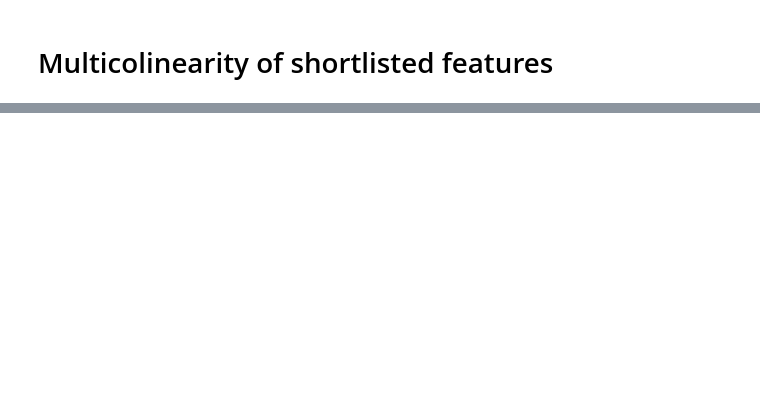
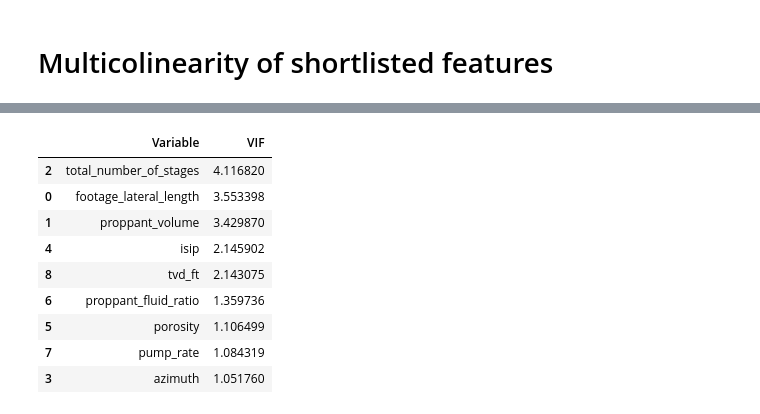
Before and after one commit to samuelcastan/predicting-gas-production, a Jupyter notebook: notebooks/eda.ipynb, the cells around one changed output, grey strips where cells are left out. Saved outputs shown, nothing was run; the diff lists cells and outputs as text; code cells hidden in the pictures; blank space fills up the shorter version.

```diff
--- a/notebooks/eda.ipynb
+++ b/notebooks/eda.ipynb
@@ -216,0 +255,14 @@ MissingDataError: exog contains inf or nans
+# %%
+features = ["footage_lateral_length", "proppant_volume", "total_number_of_stages", "azimuth", "isip", "porosity", "proppant_fluid_ratio", "pump_rate", "tvd_ft"]
+compute_vif(features).sort_values('VIF', ascending=False)
+# %% [output]
+|  | Variable | VIF |
+| 2 | total_number_of_stages | 4.116820 |
+| 0 | footage_lateral_length | 3.553398 |
+| 1 | proppant_volume | 3.429870 |
+| 4 | isip | 2.145902 |
+| 8 | tvd_ft | 2.143075 |
+| 6 | proppant_fluid_ratio | 1.359736 |
+| 5 | porosity | 1.106499 |
+| 7 | pump_rate | 1.084319 |
+| 3 | azimuth | 1.051760 |
```
Also changed, not shown: parts of 15 cells of this notebook, 7 other files.
